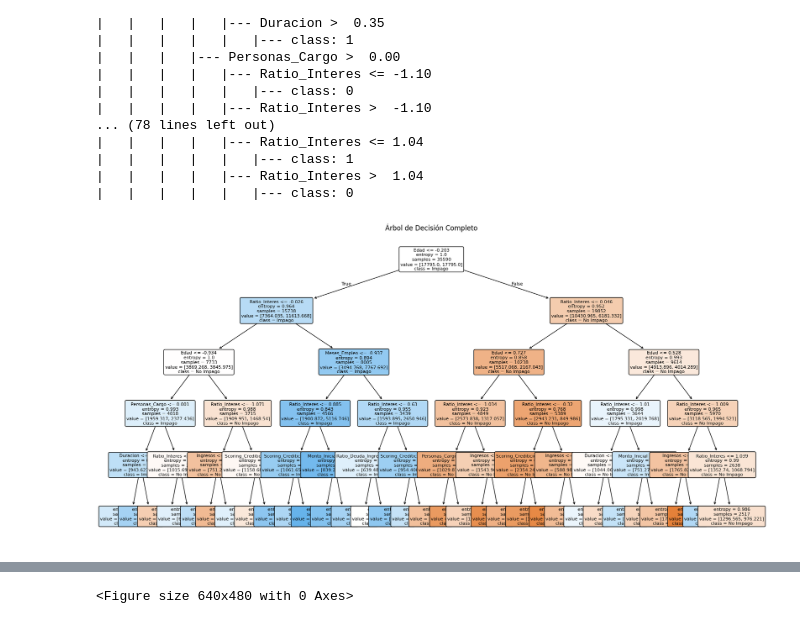
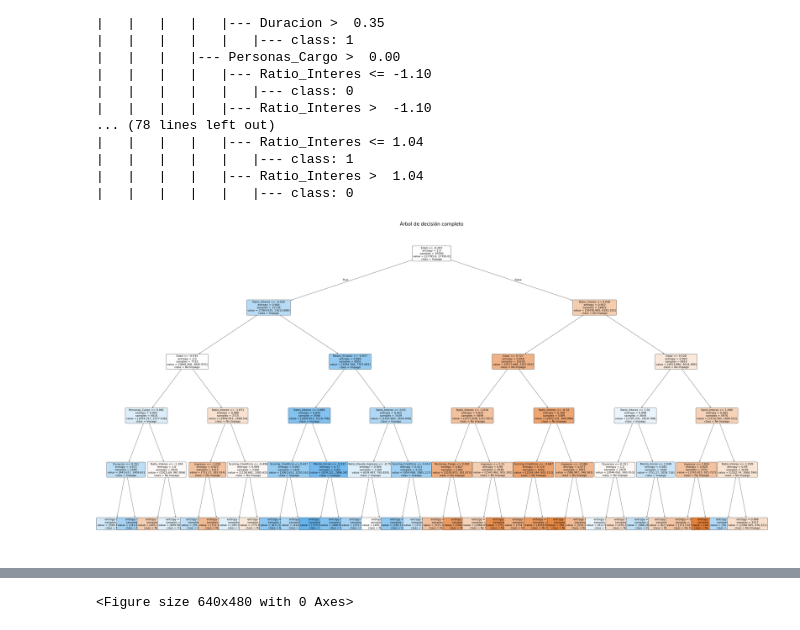
Before and after one commit to danielsoponaru/25-26_R07_NARANJA, a Jupyter notebook: 02-EDA.ipynb, the cells around one changed output, grey strips where cells are left out. Cells and saved outputs as stored; diff of their text form; code cells hidden in the pictures.

```diff
--- a/02-EDA.ipynb
+++ b/02-EDA.ipynb
@@ -3130,18 +3130,21 @@ print(tree_rules)
 # %%
 from sklearn.tree import plot_tree
 import matplotlib.pyplot as plt
 
-plt.figure(figsize=(20,10))
+plt.figure(figsize=(70,35))  # muy grande para evitar que se pisen
+
 plot_tree(
     best_tree,
     feature_names=x_train.columns,
     class_names=["No Impago","Impago"],
     filled=True,
     rounded=True,
-    fontsize=8
+    fontsize=16
 )
-plt.title("Árbol de Decisión Completo")
-plt.savefig("arbol_completo.png", bbox_inches="tight", dpi=300)
+
+plt.title("Árbol de decisión completo", fontsize=28)
+
+plt.savefig("arbol_completo.png", bbox_inches="tight", dpi=600)
 plt.show()
 # %% [output]
-[figure, old version]
+[figure, new version]
```
Also changed, not shown: parts of 6 cells of this notebook, 5 other files.
